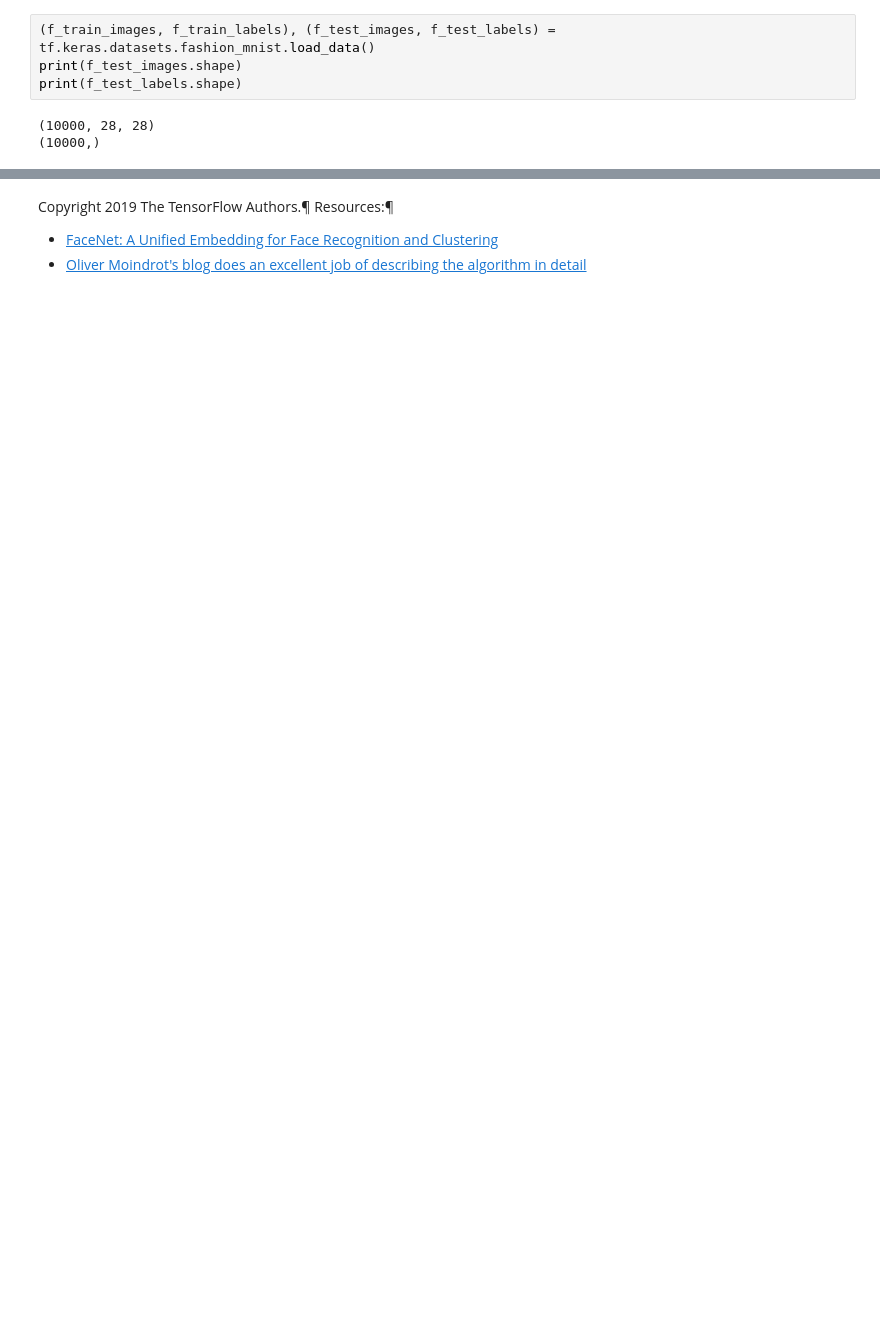
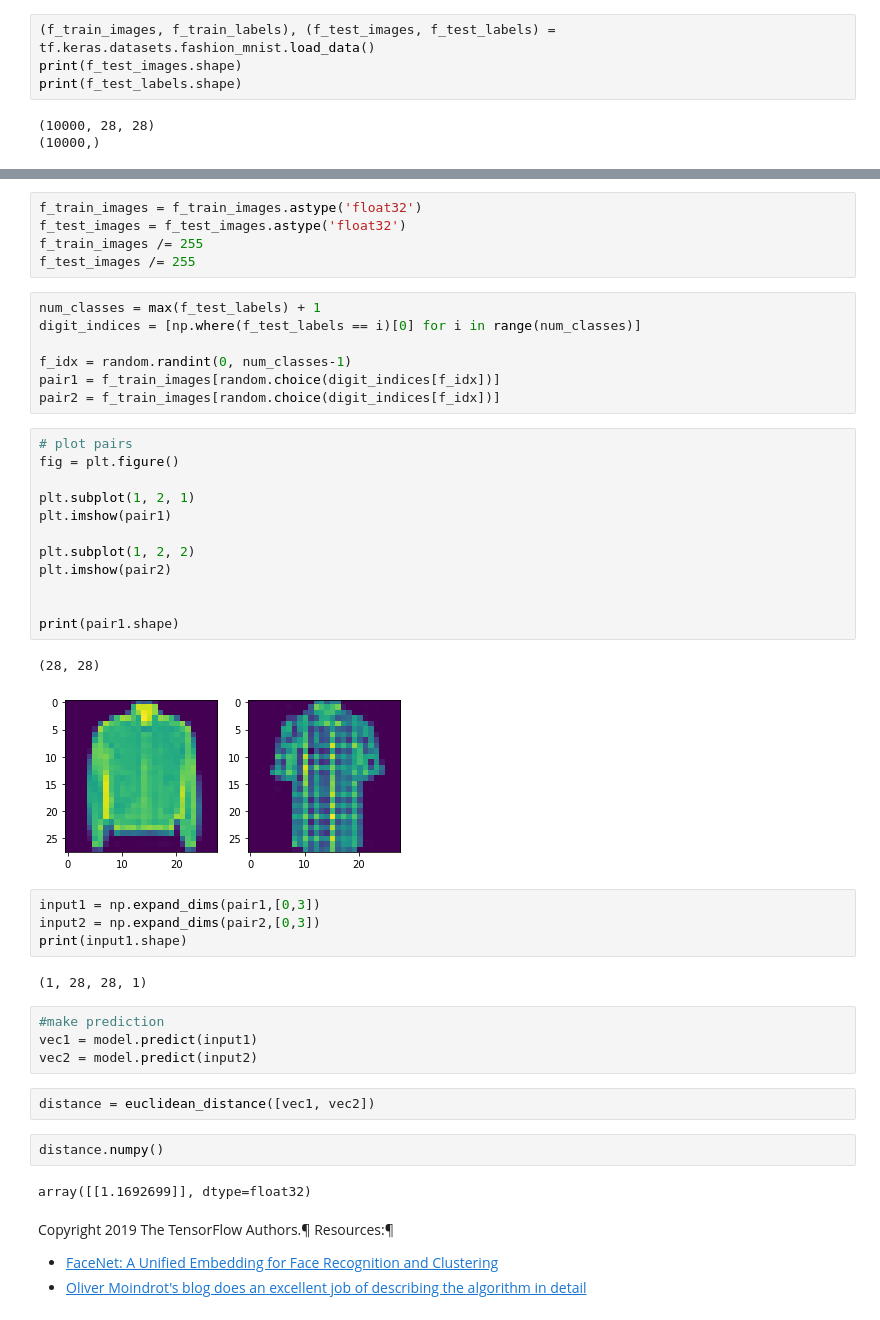
Before and after one commit to A2Amir/Face-Detection-and-Verification, a Jupyter notebook: Codes/Triplet Loss (FaceNet).ipynb, the cells around one changed output, grey strips where cells are left out. Cells and saved outputs as stored; diff of their text form; blank space fills up the shorter version.

```diff
--- a/Codes/Triplet Loss (FaceNet).ipynb
+++ b/Codes/Triplet Loss (FaceNet).ipynb
@@ -199,3 +189,46 @@ loss: 0.881239070892334
+# %%
+f_train_images = f_train_images.astype('float32')
+f_test_images = f_test_images.astype('float32')
+f_train_images /= 255
+f_test_images /= 255
+# %%
+num_classes = max(f_test_labels) + 1
+digit_indices = [np.where(f_test_labels == i)[0] for i in range(num_classes)]
+
+f_idx = random.randint(0, num_classes-1)
+pair1 = f_train_images[random.choice(digit_indices[f_idx])]
+pair2 = f_train_images[random.choice(digit_indices[f_idx])]
+# %%
+# plot pairs
+fig = plt.figure()
+
+plt.subplot(1, 2, 1)
+plt.imshow(pair1)
+
+plt.subplot(1, 2, 2)
+plt.imshow(pair2)
+
+
+print(pair1.shape)
+# %% [output]
+(28, 28)
+[figure, added]
+# %%
+input1 = np.expand_dims(pair1,[0,3])
+input2 = np.expand_dims(pair2,[0,3])
+print(input1.shape)
+# %% [output]
+(1, 28, 28, 1)
+# %%
+#make prediction
+vec1 = model.predict(input1)
+vec2 = model.predict(input2)
+# %%
+distance = euclidean_distance([vec1, vec2])
+# %%
+distance.numpy()
+# %% [output]
+array([[1.1692699]], dtype=float32)
 # %% [markdown]
 
 Copyright 2019 The TensorFlow Authors.¶
```
Also changed, not shown: parts of 8 cells of this notebook.
